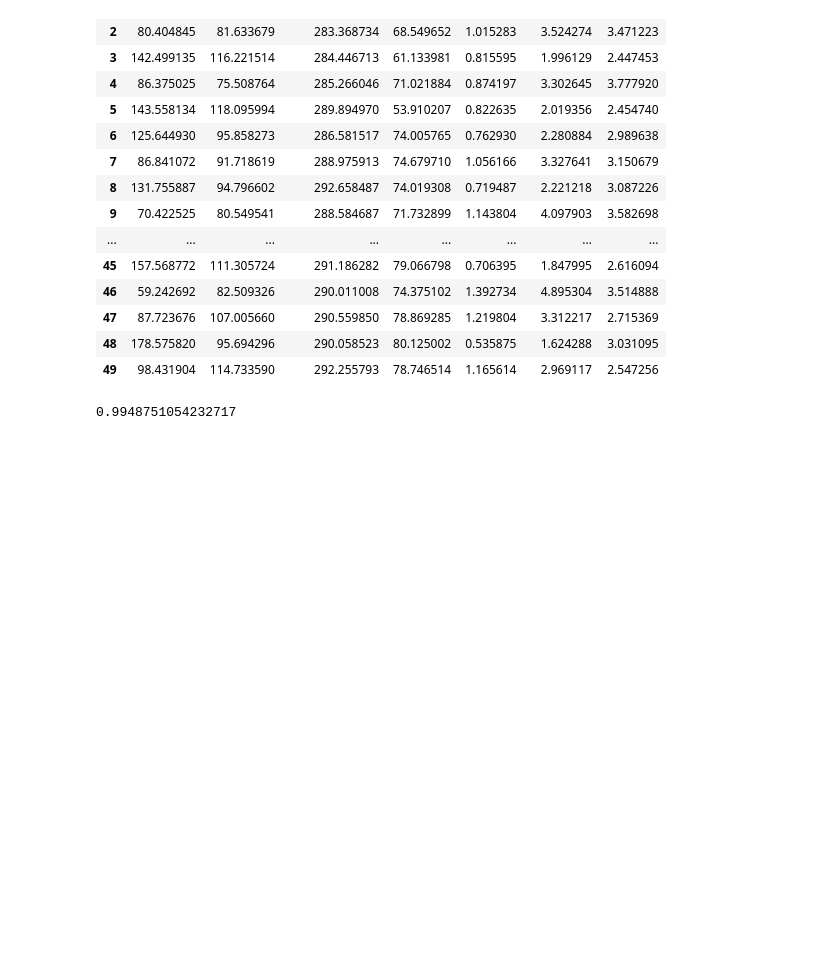
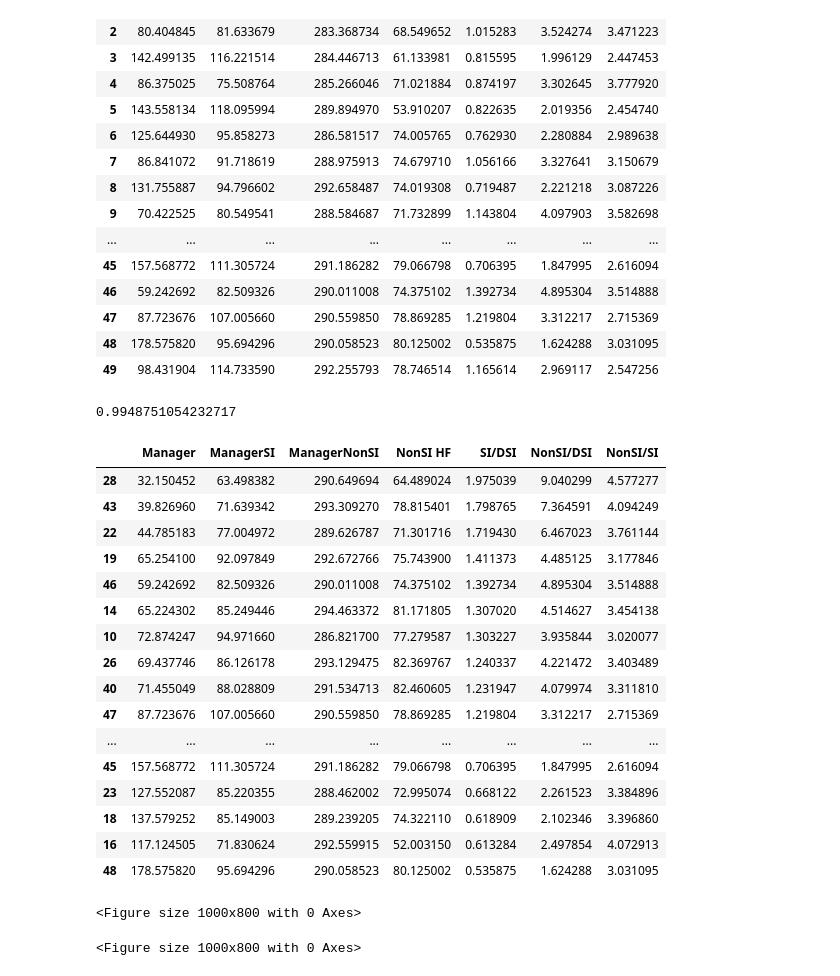
Before and after one commit to keyboardAnt/distributed-speculative-inference, a Jupyter notebook: poc/results.ipynb, the cells around one changed output. Drawn from its saved outputs; the diff is of its cells as text; code cells hidden in the pictures; blank space fills up the shorter version.

```diff
--- a/poc/results.ipynb
+++ b/poc/results.ipynb
@@ -90,3 +90,36 @@ df
 df["SI/DSI"].mean()
 # %% [output]
 0.9948751054232717
+# %%
+df.sort_values(by="SI/DSI", ascending=False)
+# %% [output]
+|  | Manager | ManagerSI | ManagerNonSI | NonSI HF | SI/DSI | NonSI/DSI | NonSI/SI |
+| 28 | 32.150452 | 63.498382 | 290.649694 | 64.489024 | 1.975039 | 9.040299 | 4.577277 |
+| 43 | 39.826960 | 71.639342 | 293.309270 | 78.815401 | 1.798765 | 7.364591 | 4.094249 |
+| 22 | 44.785183 | 77.004972 | 289.626787 | 71.301716 | 1.719430 | 6.467023 | 3.761144 |
+| 19 | 65.254100 | 92.097849 | 292.672766 | 75.743900 | 1.411373 | 4.485125 | 3.177846 |
+| 46 | 59.242692 | 82.509326 | 290.011008 | 74.375102 | 1.392734 | 4.895304 | 3.514888 |
+| 14 | 65.224302 | 85.249446 | 294.463372 | 81.171805 | 1.307020 | 4.514627 | 3.454138 |
+| 10 | 72.874247 | 94.971660 | 286.821700 | 77.279587 | 1.303227 | 3.935844 | 3.020077 |
+| 26 | 69.437746 | 86.126178 | 293.129475 | 82.369767 | 1.240337 | 4.221472 | 3.403489 |
+| 40 | 71.455049 | 88.028809 | 291.534713 | 82.460605 | 1.231947 | 4.079974 | 3.311810 |
+| 47 | 87.723676 | 107.005660 | 290.559850 | 78.869285 | 1.219804 | 3.312217 | 2.715369 |
+| ... | ... | ... | ... | ... | ... | ... | ... |
+| 45 | 157.568772 | 111.305724 | 291.186282 | 79.066798 | 0.706395 | 1.847995 | 2.616094 |
+| 23 | 127.552087 | 85.220355 | 288.462002 | 72.995074 | 0.668122 | 2.261523 | 3.384896 |
+| 18 | 137.579252 | 85.149003 | 289.239205 | 74.322110 | 0.618909 | 2.102346 | 3.396860 |
+| 16 | 117.124505 | 71.830624 | 292.559915 | 52.003150 | 0.613284 | 2.497854 | 4.072913 |
+| 48 | 178.575820 | 95.694296 | 290.058523 | 80.125002 | 0.535875 | 1.624288 | 3.031095 |
+# %%
+# pairwise plot of correlations
+import seaborn as sns
+import matplotlib.pyplot as plt
+
+# Calculate the correlation matrix
+correlation_matrix = df.corr()
+
+# Create a pairwise plot of the correlation matrix
+plt.figure(figsize=(10, 8))
+# %% [output]
+<Figure size 1000x800 with 0 Axes>
+<Figure size 1000x800 with 0 Axes>
```
Also changed, not shown: 2 other files.
